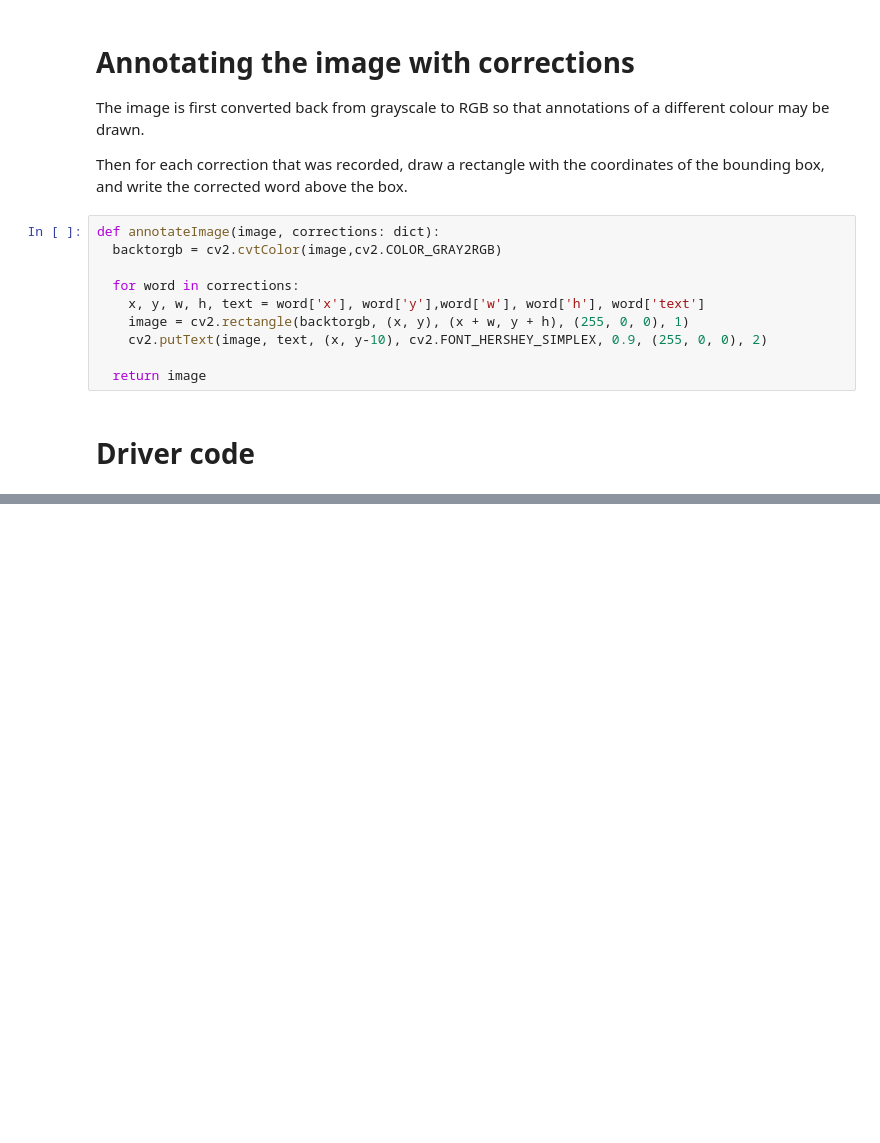
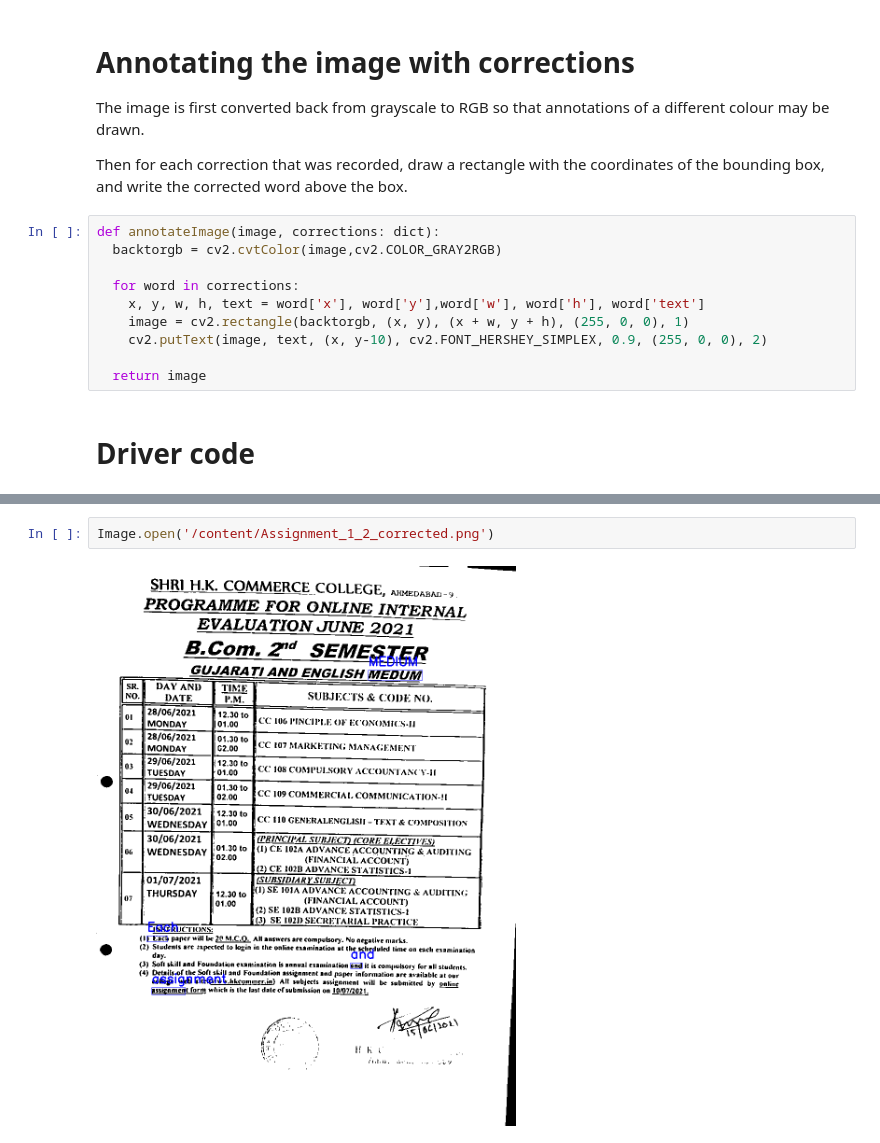
Before and after one commit to hs2361/OCR-Spell-Checker, a Jupyter notebook: Spell_Checker_OCR.ipynb, the cells around one changed output, grey strips where cells are left out. Cells and saved outputs as stored; diff of their text form; blank space fills up the shorter version.

```diff
--- a/Spell_Checker_OCR.ipynb
+++ b/Spell_Checker_OCR.ipynb
@@ -187,0 +184,4 @@ for path in IMAGE_PATH:
+# %%
+Image.open('/content/Assignment_1_2_corrected.png')
+# %% [output]
+[figure, added]
```
Also changed, not shown: parts of 2 cells of this notebook.
